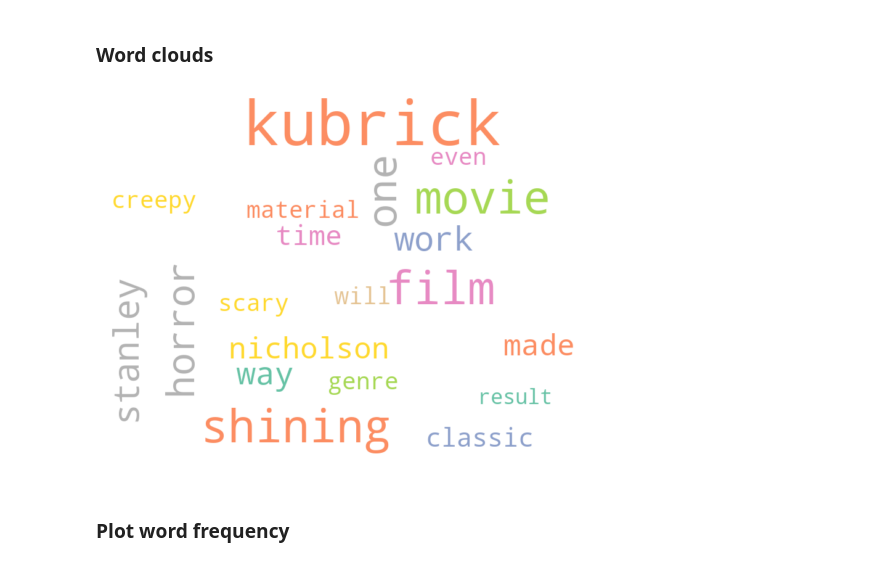
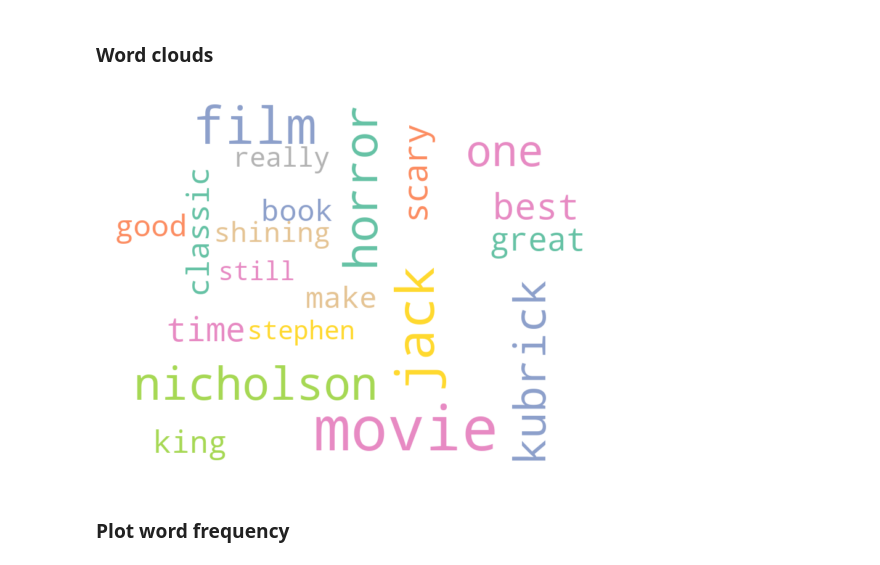
Before and after one commit to dominikpegler/computational-social-sciences, a Jupyter notebook: assignments/Assignment 1 - Analysis of movie reviews.ipynb, the cells around one changed output. Drawn from its saved outputs; the diff is of its cells as text; code cells hidden in the pictures.

```diff
--- a/assignments/Assignment 1 - Analysis of movie reviews.ipynb
+++ b/assignments/Assignment 1 - Analysis of movie reviews.ipynb
@@ -295,10 +284,10 @@ vader:   1.0
 # %%
 name = "shining"
 
-shining = pd.json_normalize(data[name])
+shining = pd.read_csv(data_path + name + ".csv")
 plot_wordcloud(shining, name)
 # %% [output]
-[figure, old version]
+[figure, new version]
 # %% [markdown]
 ### Plot word frequency
 # %%
```
Also changed, not shown: parts of 12 cells of this notebook, 3 other files.
